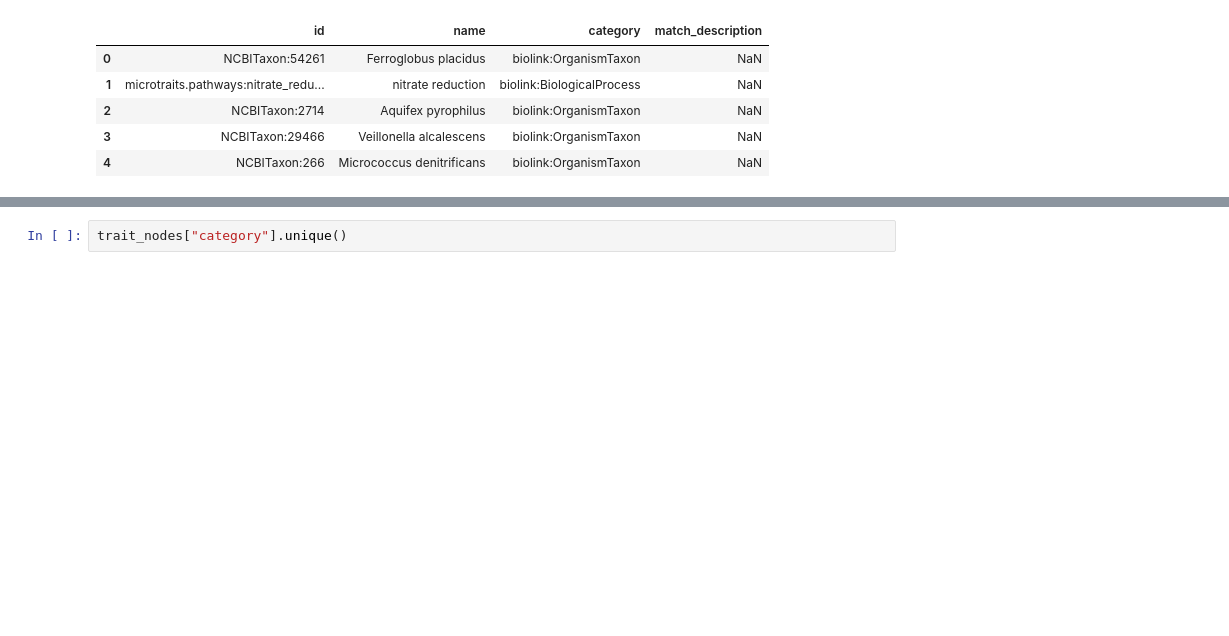
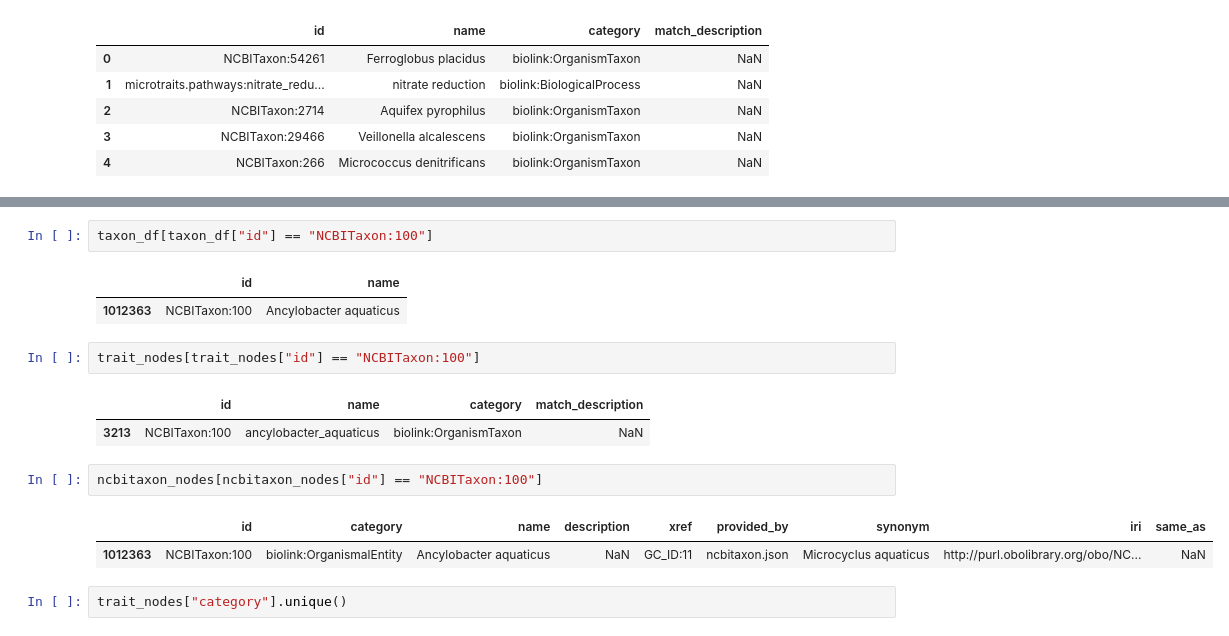
Before and after one commit to dgg32/kg_microbe_biocypher_semspect, a Jupyter notebook: import_microbekg.ipynb, the cells around one changed output, grey strips where cells are left out. Drawn from its saved outputs; the diff is of its cells as text; blank space fills up the shorter version.

```diff
--- a/import_microbekg.ipynb
+++ b/import_microbekg.ipynb
@@ -17,3 +46,18 @@ trait_nodes.head()
+# %%
+taxon_df[taxon_df["id"] == "NCBITaxon:100"]
+# %% [output]
+|  | id | name |
+| 1012363 | NCBITaxon:100 | Ancylobacter aquaticus |
+# %%
+trait_nodes[trait_nodes["id"] == "NCBITaxon:100"]
+# %% [output]
+|  | id | name | category | match_description |
+| 3213 | NCBITaxon:100 | ancylobacter_aquaticus | biolink:OrganismTaxon | NaN |
+# %%
+ncbitaxon_nodes[ncbitaxon_nodes["id"] == "NCBITaxon:100"]
+# %% [output]
+|  | id | category | name | description | xref | provided_by | synonym | iri | same_as |
+| 1012363 | NCBITaxon:100 | biolink:OrganismalEntity | Ancylobacter aquaticus | NaN | GC_ID:11 | ncbitaxon.json | Microcyclus aquaticus | http://purl.obolibrary.org/obo/NC... | NaN |
 # %%
 trait_nodes["category"].unique()
 # %% [output]
```
Also changed, not shown: parts of 12 cells of this notebook, 15 other files.
